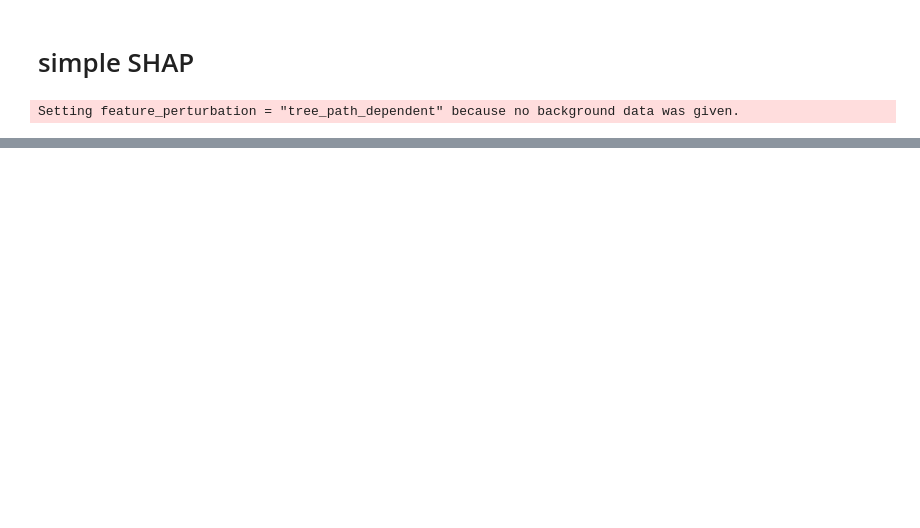
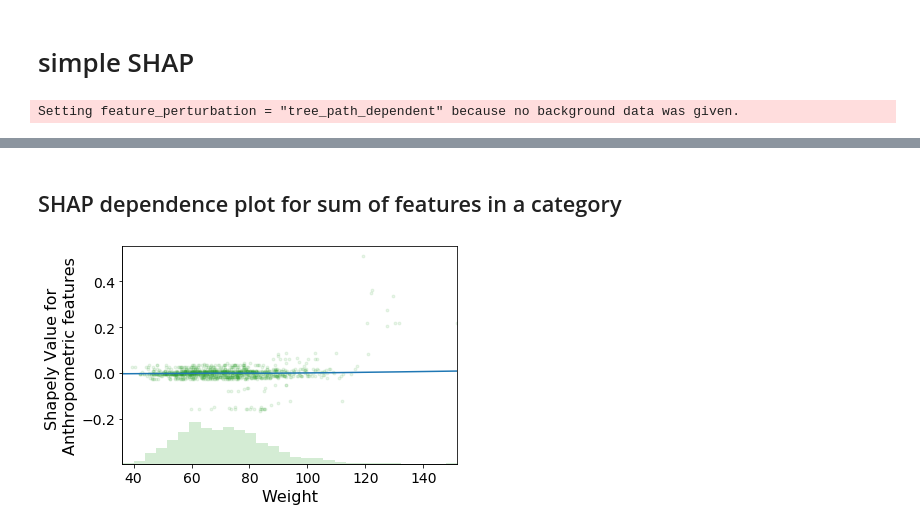
Before and after one commit to hrossman/prediction-evaluation, a Jupyter notebook: NHFES classification example.ipynb, the cells around one changed output, grey strips where cells are left out. Cells and saved outputs as stored; diff of their text form; code cells hidden in the pictures; blank space fills up the shorter version.

Commit message:
refined cat shap stuff

```diff
--- a/NHFES classification example.ipynb
+++ b/NHFES classification example.ipynb
@@ -163,0 +166,24 @@ plot_shap_summary_bar(shap_cats, ax=None, sz=14)
+# %% [markdown]
+## SHAP dependence plot for sum of features in a category
+# %%
+features = X_train
+base_shap = explainer.expected_value
+feat_text = 'Weight'
+feature_name = 'wt71'
+shap_columns = data_desc.loc[(data_desc['Category']=='Anthropometrics'), 'Variable name'].tolist()
+shap_text = '\nAnthropometric features'
+manual_bins = None
+x_quantile_min = None
+x_quantile_max = None
+SZ = 16
+color = sns.color_palette()[2]
+
+dep_plot(feature_name=feature_name, shap_values=shap_values, features=features, shap_columns=shap_columns, ax=None,
+         feature_text=feat_text, shap_text=shap_text,
+         base_shap=base_shap, y_transform=None, add_nan=False, nan_label='NaN',
+         x_min=None, x_max=None, x_round=None, manual_bins=manual_bins,
+         x_quantile_min=x_quantile_min, x_quantile_max=x_quantile_max,
+         plot_hist=True, plot_type='lowess',
+         SZ=SZ, color=color, hist_color=color)
+# %% [output]
+[figure, added]
```
Also changed, not shown: parts of 11 cells of this notebook, 1 other file.
